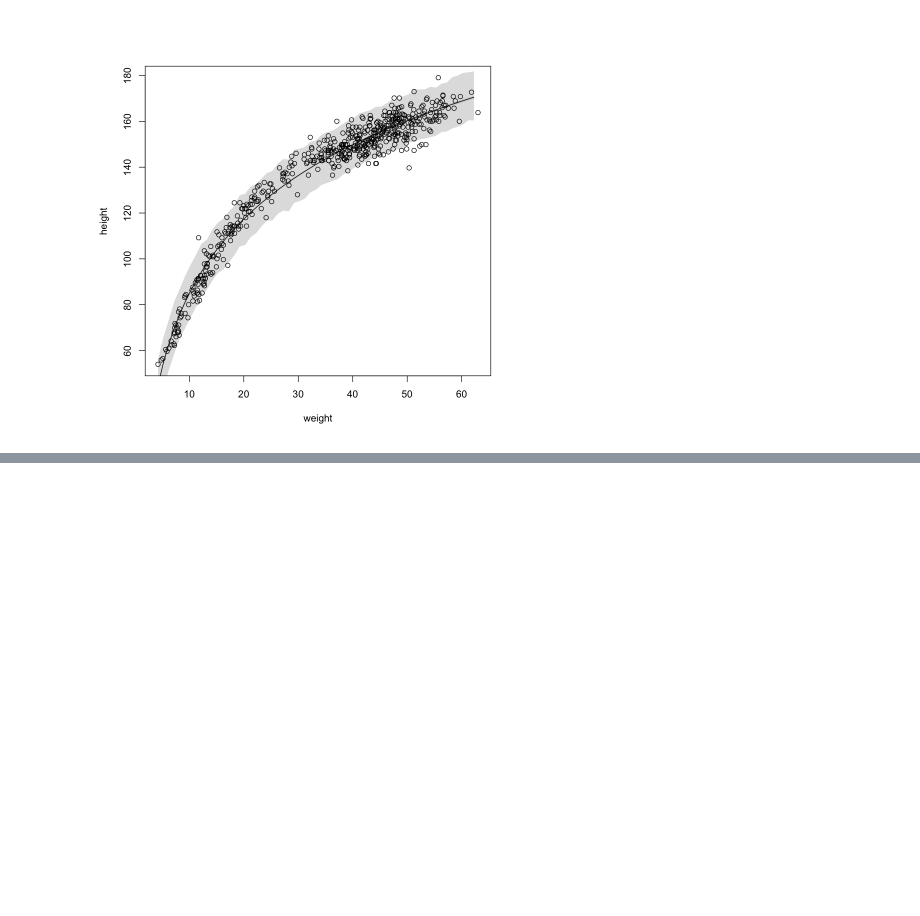
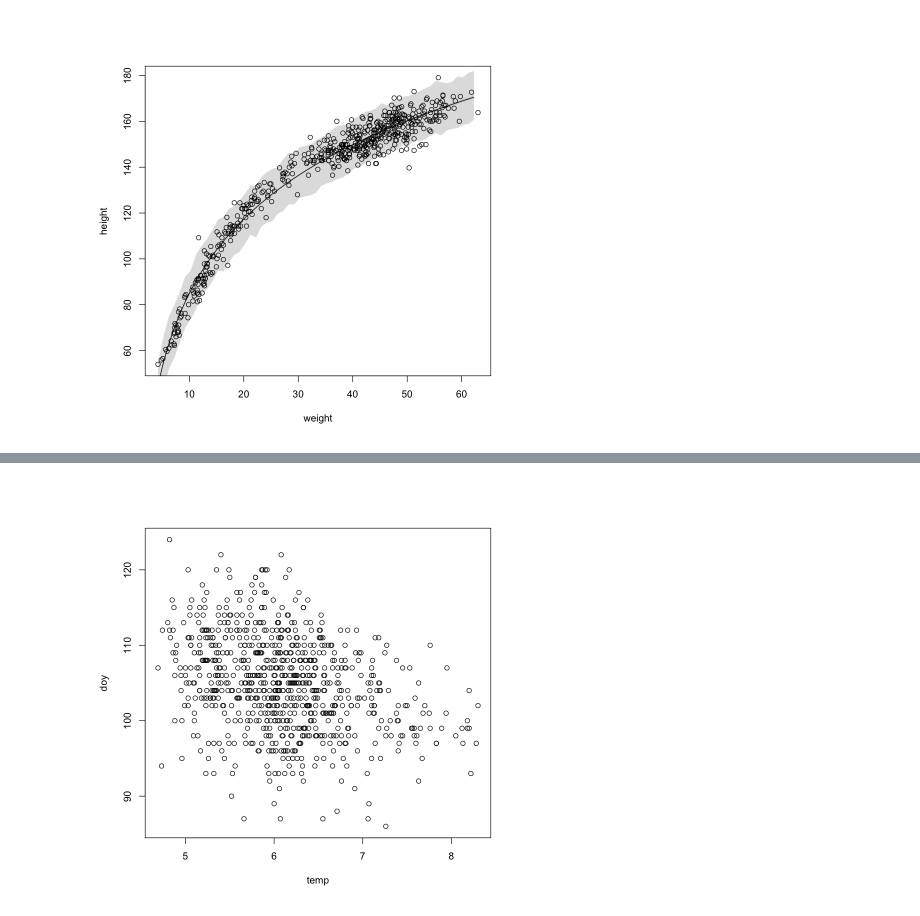
Before and after one commit to jfyu/rethinking_stats_2_practice, a Jupyter notebook: R/R_chapter_4.ipynb, the cells around one changed output, grey strips where cells are left out. Drawn from its saved outputs; the diff is of its cells as text; code cells hidden in the pictures; blank space fills up the shorter version.

```diff
--- a/R/R_chapter_4.ipynb
+++ b/R/R_chapter_4.ipynb
@@ -367,0 +389,4 @@ shade(height.HPDI, w_seq)
+# %%
+plot(doy~temp, data = d2)
+# %% [output]
+[figure, added]
```
Also changed, not shown: parts of 56 cells of this notebook.
